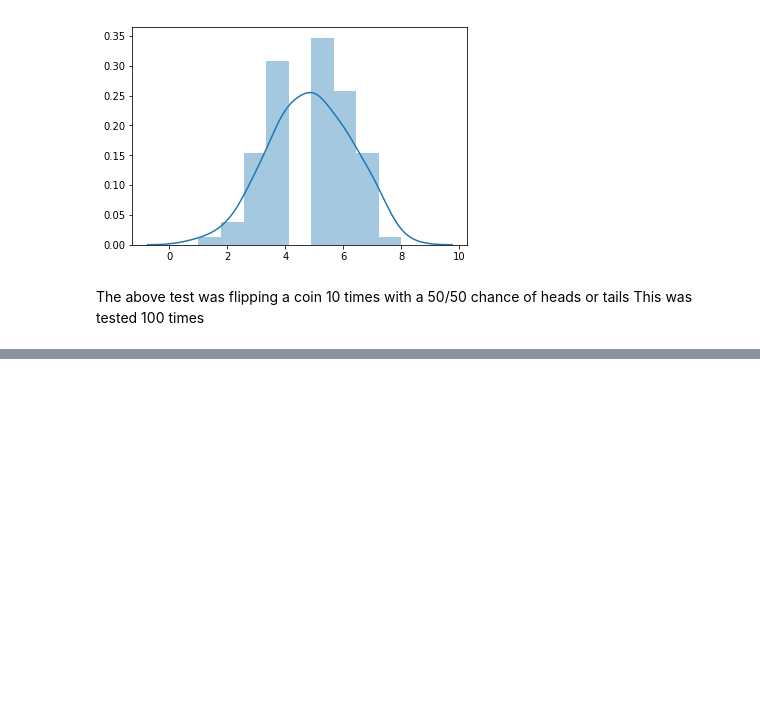
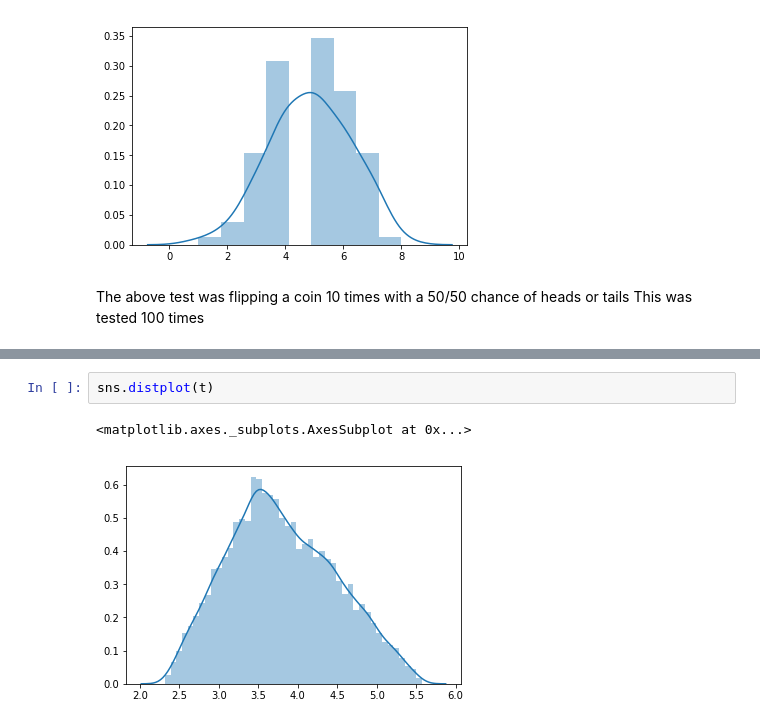
Before and after one commit to EoinStankard/DataAnalysis_Numpy_Assignment, a Jupyter notebook: Numpy-random-assignment.ipynb, the cells around one changed output, grey strips where cells are left out. Cells and saved outputs as stored; diff of their text form; blank space fills up the shorter version.

```diff
--- a/Numpy-random-assignment.ipynb
+++ b/Numpy-random-assignment.ipynb
@@ -601,0 +602,5 @@ plt.hist(t,bins = 60)
+# %%
+sns.distplot(t)
+# %% [output]
+<matplotlib.axes._subplots.AxesSubplot at 0x...>
+[figure, added]
```
Also changed, not shown: parts of 6 cells of this notebook, 1 other file.
